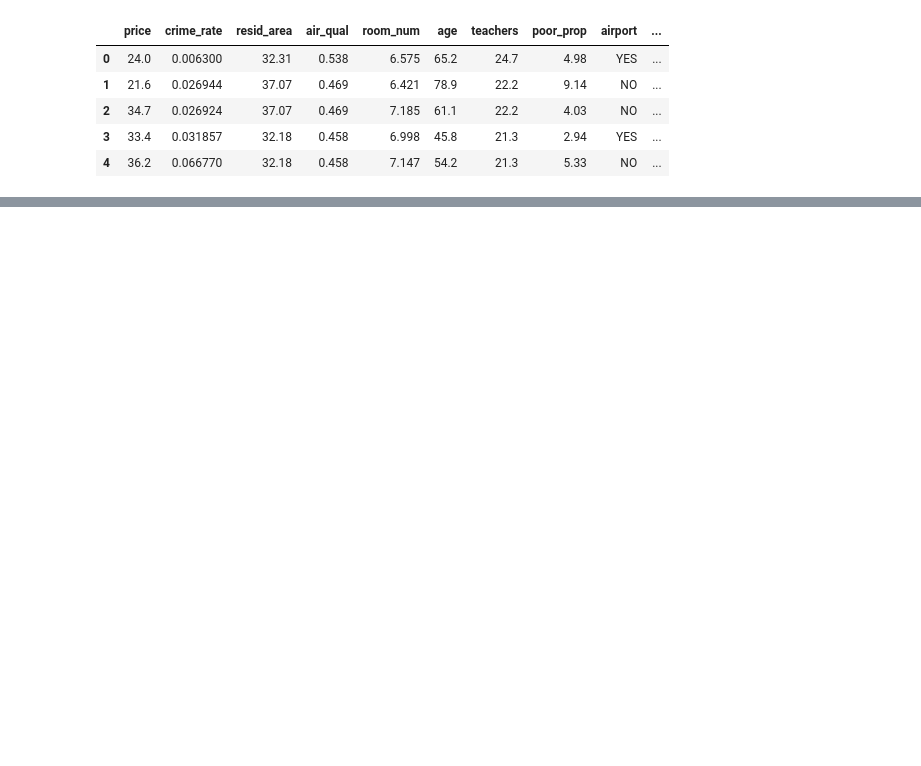
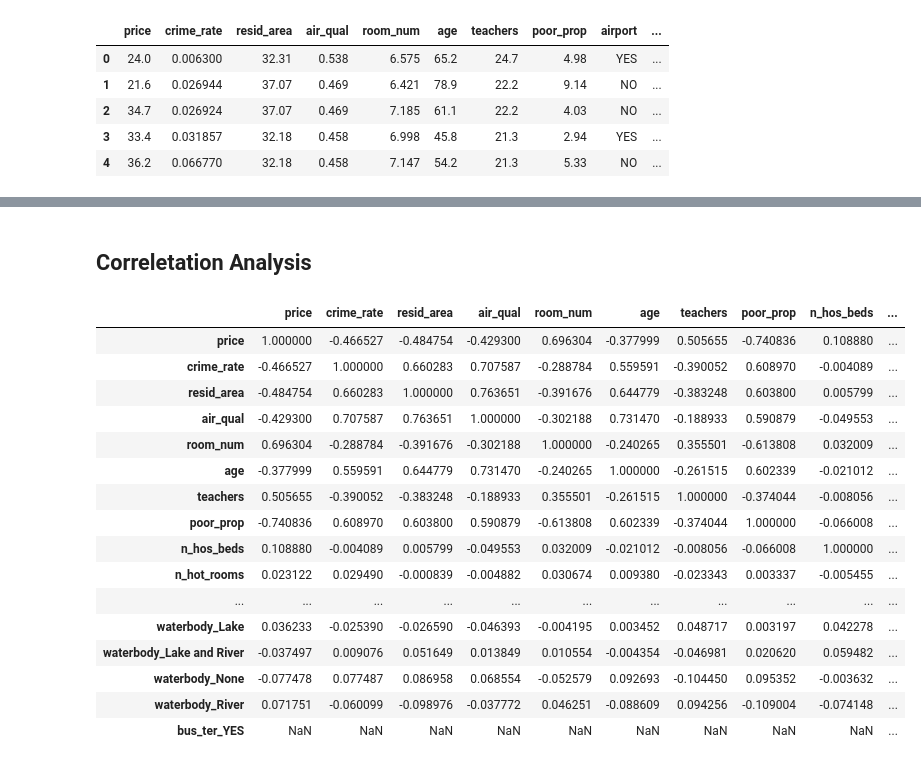
Before and after one commit to SenWan/data-science, a Jupyter notebook: Preprocessing.ipynb, the cells around one changed output, grey strips where cells are left out. Drawn from its saved outputs; the diff is of its cells as text; code cells hidden in the pictures; blank space fills up the shorter version.

```diff
--- a/Preprocessing.ipynb
+++ b/Preprocessing.ipynb
@@ -227,0 +230,2 @@ df
+# %%
+df = pd.get_dummies(df)
@@ -227,0 +241,22 @@ df
+# %% [markdown]
+## Correletation Analysis
+# %%
+df.corr()
+# %% [output]
+|  | price | crime_rate | resid_area | air_qual | room_num | age | teachers | poor_prop | n_hos_beds | ... |
+| price | 1.000000 | -0.466527 | -0.484754 | -0.429300 | 0.696304 | -0.377999 | 0.505655 | -0.740836 | 0.108880 | ... |
+| crime_rate | -0.466527 | 1.000000 | 0.660283 | 0.707587 | -0.288784 | 0.559591 | -0.390052 | 0.608970 | -0.004089 | ... |
+| resid_area | -0.484754 | 0.660283 | 1.000000 | 0.763651 | -0.391676 | 0.644779 | -0.383248 | 0.603800 | 0.005799 | ... |
+| air_qual | -0.429300 | 0.707587 | 0.763651 | 1.000000 | -0.302188 | 0.731470 | -0.188933 | 0.590879 | -0.049553 | ... |
+| room_num | 0.696304 | -0.288784 | -0.391676 | -0.302188 | 1.000000 | -0.240265 | 0.355501 | -0.613808 | 0.032009 | ... |
+| age | -0.377999 | 0.559591 | 0.644779 | 0.731470 | -0.240265 | 1.000000 | -0.261515 | 0.602339 | -0.021012 | ... |
+| teachers | 0.505655 | -0.390052 | -0.383248 | -0.188933 | 0.355501 | -0.261515 | 1.000000 | -0.374044 | -0.008056 | ... |
+| poor_prop | -0.740836 | 0.608970 | 0.603800 | 0.590879 | -0.613808 | 0.602339 | -0.374044 | 1.000000 | -0.066008 | ... |
+| n_hos_beds | 0.108880 | -0.004089 | 0.005799 | -0.049553 | 0.032009 | -0.021012 | -0.008056 | -0.066008 | 1.000000 | ... |
+| n_hot_rooms | 0.023122 | 0.029490 | -0.000839 | -0.004882 | 0.030674 | 0.009380 | -0.023343 | 0.003337 | -0.005455 | ... |
+| ... | ... | ... | ... | ... | ... | ... | ... | ... | ... | ... |
+| waterbody_Lake | 0.036233 | -0.025390 | -0.026590 | -0.046393 | -0.004195 | 0.003452 | 0.048717 | 0.003197 | 0.042278 | ... |
+| waterbody_Lake and River | -0.037497 | 0.009076 | 0.051649 | 0.013849 | 0.010554 | -0.004354 | -0.046981 | 0.020620 | 0.059482 | ... |
+| waterbody_None | -0.077478 | 0.077487 | 0.086958 | 0.068554 | -0.052579 | 0.092693 | -0.104450 | 0.095352 | -0.003632 | ... |
+| waterbody_River | 0.071751 | -0.060099 | -0.098976 | -0.037772 | 0.046251 | -0.088609 | 0.094256 | -0.109004 | -0.074148 | ... |
+| bus_ter_YES | NaN | NaN | NaN | NaN | NaN | NaN | NaN | NaN | NaN | ... |
```
Also changed, not shown: parts of 10 cells of this notebook.
